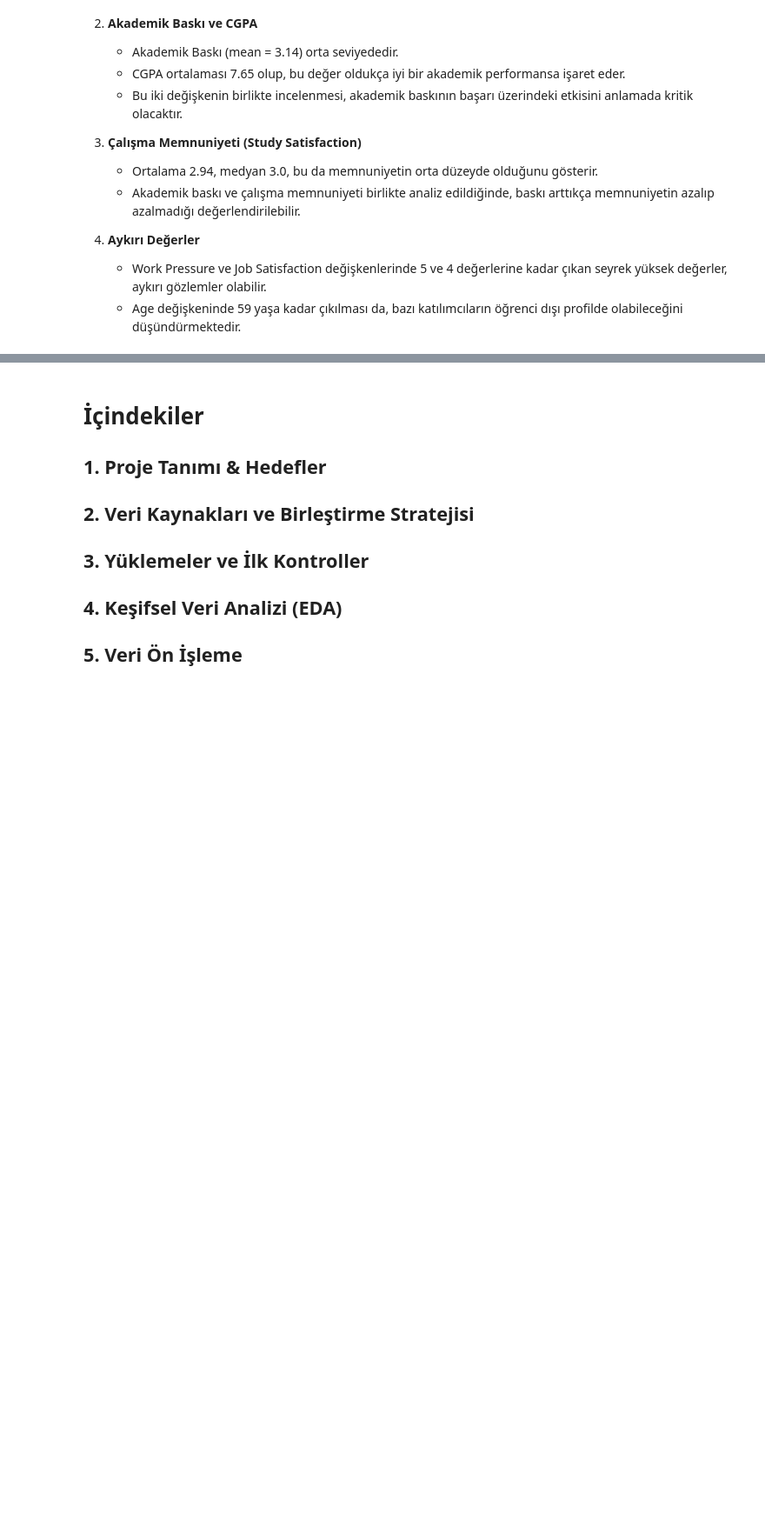
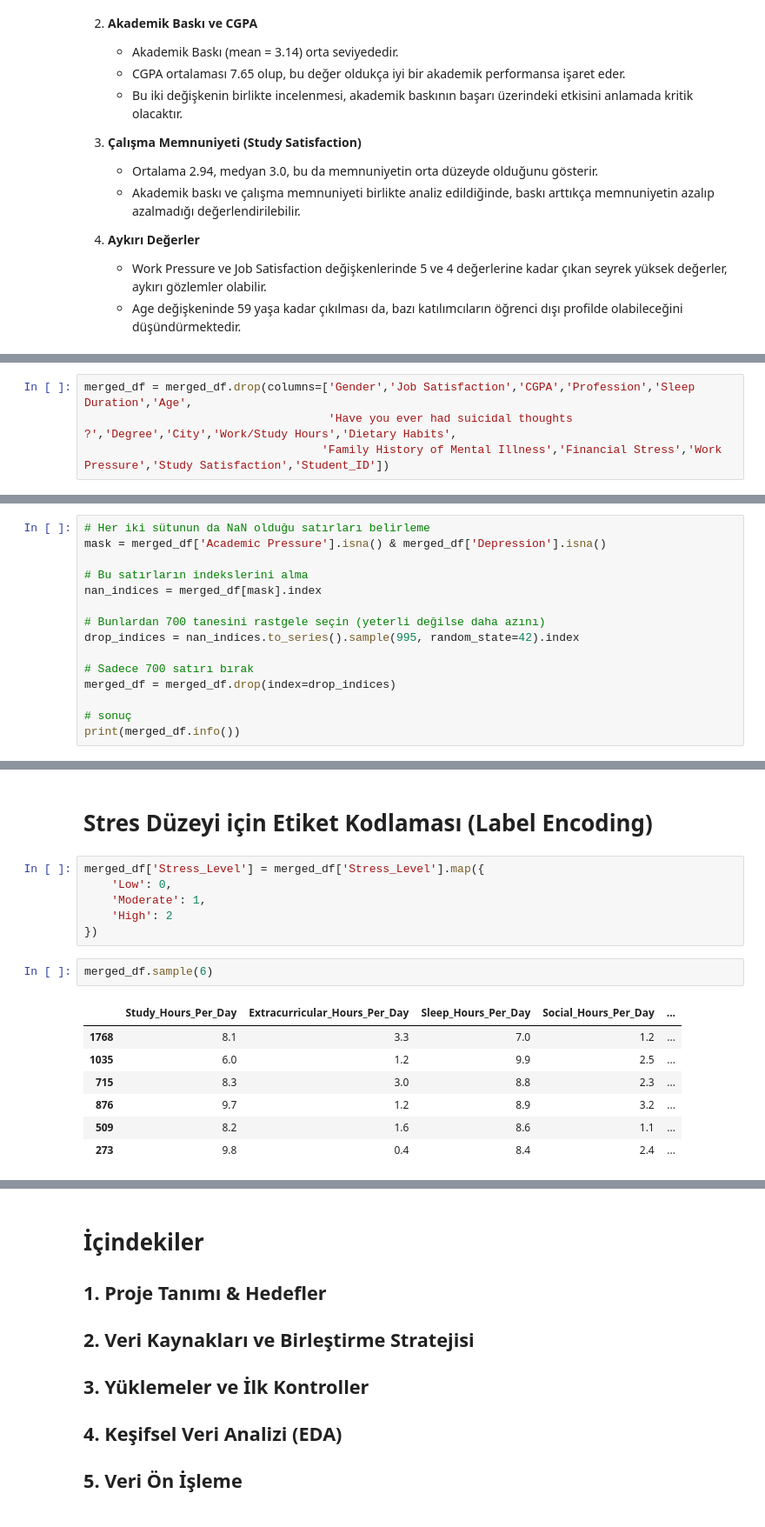
Before and after one commit to baafbass/UniMind, a Jupyter notebook: UniMind.ipynb, the cells around one changed output, grey strips where cells are left out. Shown at 87% size. Cells and saved outputs as stored; diff of their text form; blank space fills up the shorter version.

```diff
--- a/UniMind.ipynb
+++ b/UniMind.ipynb
@@ -219,0 +382,4 @@ files in current directory
+# %%
+merged_df = merged_df.drop(columns=['Gender','Job Satisfaction','CGPA','Profession','Sleep Duration','Age',
+                                    'Have you ever had suicidal thoughts ?','Degree','City','Work/Study Hours','Dietary Habits',
+                                   'Family History of Mental Illness','Financial Stress','Work Pressure','Study Satisfaction','Student_ID'])
@@ -219,0 +407,15 @@ files in current directory
+# %%
+# Her iki sütunun da NaN olduğu satırları belirleme
+mask = merged_df['Academic Pressure'].isna() & merged_df['Depression'].isna()
+
+# Bu satırların indekslerini alma
+nan_indices = merged_df[mask].index
+
+# Bunlardan 700 tanesini rastgele seçin (yeterli değilse daha azını)
+drop_indices = nan_indices.to_series().sample(995, random_state=42).index
+
+# Sadece 700 satırı bırak
+merged_df = merged_df.drop(index=drop_indices)
+
+# sonuç
+print(merged_df.info())
@@ -219,0 +470,18 @@ files in current directory
+# %% [markdown]
+# Stres Düzeyi için Etiket Kodlaması (Label Encoding)
+# %%
+merged_df['Stress_Level'] = merged_df['Stress_Level'].map({
+    'Low': 0,
+    'Moderate': 1,
+    'High': 2
+})
+# %%
+merged_df.sample(6)
+# %% [output]
+|  | Study_Hours_Per_Day | Extracurricular_Hours_Per_Day | Sleep_Hours_Per_Day | Social_Hours_Per_Day | ... |
+| 1768 | 8.1 | 3.3 | 7.0 | 1.2 | ... |
+| 1035 | 6.0 | 1.2 | 9.9 | 2.5 | ... |
+| 715 | 8.3 | 3.0 | 8.8 | 2.3 | ... |
+| 876 | 9.7 | 1.2 | 8.9 | 3.2 | ... |
+| 509 | 8.2 | 1.6 | 8.6 | 1.1 | ... |
+| 273 | 9.8 | 0.4 | 8.4 | 2.4 | ... |
```
Also changed, not shown: parts of 72 cells of this notebook, 1 other file.
